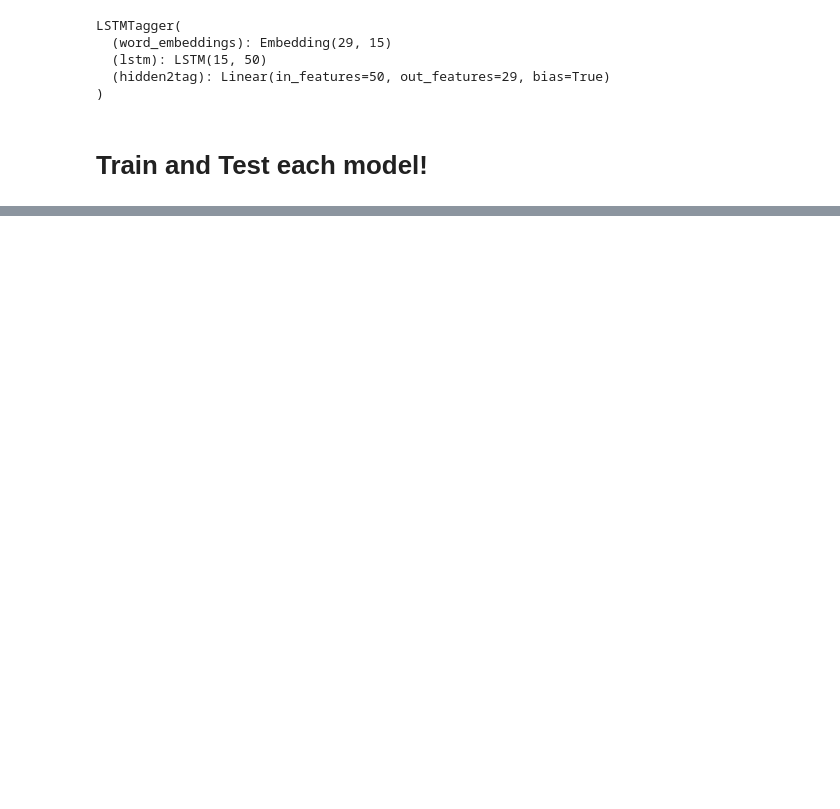
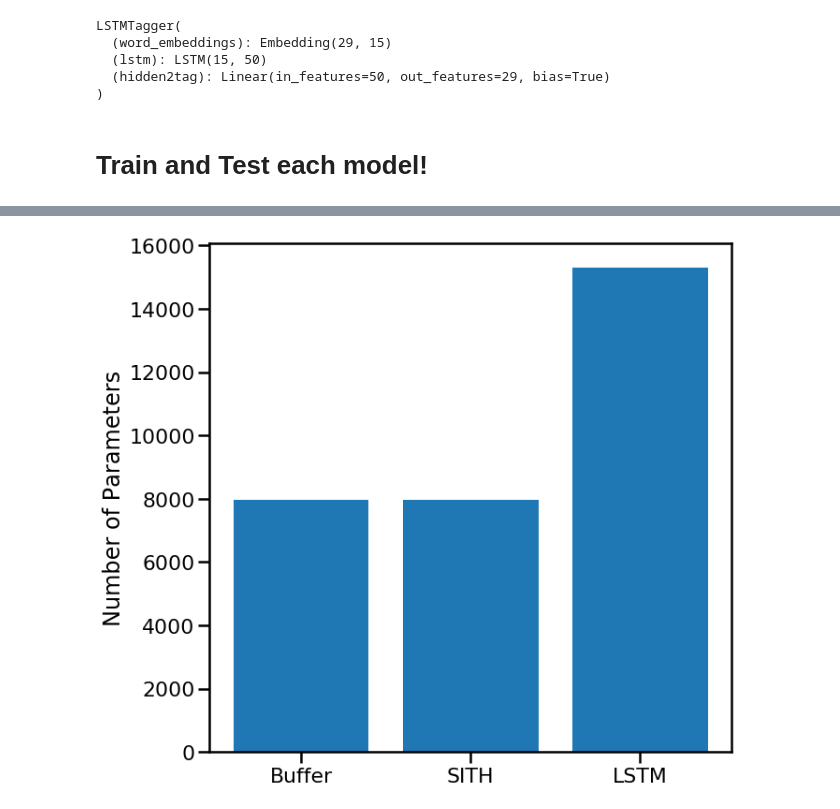
Before and after one commit to compmem/SITH_Layer, a Jupyter notebook: Simple_Network_example.ipynb, the cells around one changed output, grey strips where cells are left out. Drawn from its saved outputs; the diff is of its cells as text; code cells hidden in the pictures; blank space fills up the shorter version.

```diff
--- a/Simple_Network_example.ipynb
+++ b/Simple_Network_example.ipynb
@@ -244,6 +258,13 @@ ntau is the total number of taustars that will be tracked and generated by the m
 class SITHLetterModel(torch.nn.Module):
     """input shape: (sequence, 1)"""
     def __init__(self, sith_params, num_tokens, hidden_size, sith_cuda=True):
+        """
+        Parameters
+        ----------
+
+            sith_params: dictionary
+                A dictionary contianing all the parameters needed to setup the SITH layer.
+            """
         super(SITHLetterModel, self).__init__()
 
         self.word_embeddings = torch.nn.Embedding(num_tokens, sith_params['in_features'])
@@ -252,7 +273,7 @@ class SITHLetterModel(torch.nn.Module):
         if sith_cuda:
             self.sith.cuda()
 
-        num_taustars = self.sith._tau_star.shape[0]
+        num_taustars = self.sith.tau_star.shape[0]
 
         self.linear1 = torch.nn.Linear(sith_params['in_features']*num_taustars, hidden_size)
         self.linear2 = torch.nn.Linear(hidden_size, num_tokens)
@@ -317,12 +338,12 @@ sith_params ={"in_features":embed_size,
               "ntau":150, "g":0.0,
               # we want 8 taustars, so we divide the ntau by the
               # rep_size to get our desired T_every
-              "T_every":int(150/rep_size), "alpha":1.0, 'ttype':torch.cuda.DoubleTensor}
+              "T_every":int(150/rep_size)+1, "alpha":1.0, 'ttype':torch.cuda.DoubleTensor}
 # This is only for making sure you pick the right parameters
 sith_model = SITHLetterModel(sith_params=sith_params,
                              num_tokens=len(list(let_to_id.keys())),
                              hidden_size=hidden_size).cuda().double()
-taustars = sithrep._tau_star.detach().cpu().numpy()
+taustars = sith_model.sith.tau_star
 print(taustars)
 print(sith_model)
 # %% [output]
@@ -774,0 +428,10 @@ D YOU EVER HEAR THE TRAGEDY OF DARTH PLAGUEIS THE WISE . I THOUGHT NOT . IT<,>S
+# %%
+fig = plt.figure(figsize=(10,10))
+plt.bar(["Buffer", "SITH", "LSTM"],
+        [sum(p.numel() for p in buff_model.parameters()),
+         sum(p.numel() for p in sith_model.parameters()),
+         sum(p.numel() for p in lstm_model.parameters())])
+plt.ylabel("Number of Parameters")
+plt.savefig("weights", bbox_inches="tight")
+# %% [output]
+[figure, added]
```
Also changed, not shown: parts of 51 cells of this notebook.
